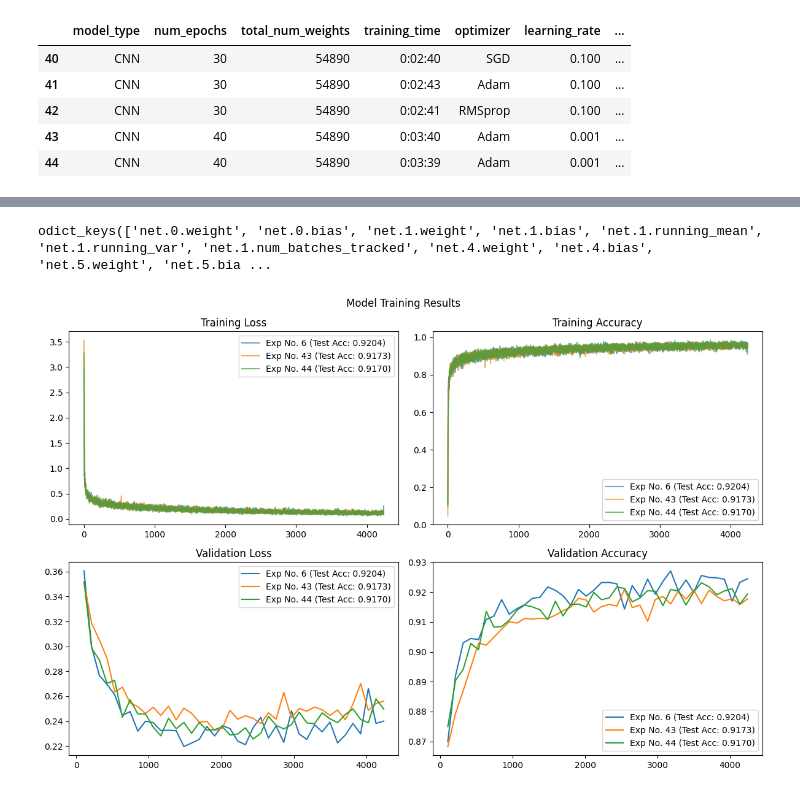
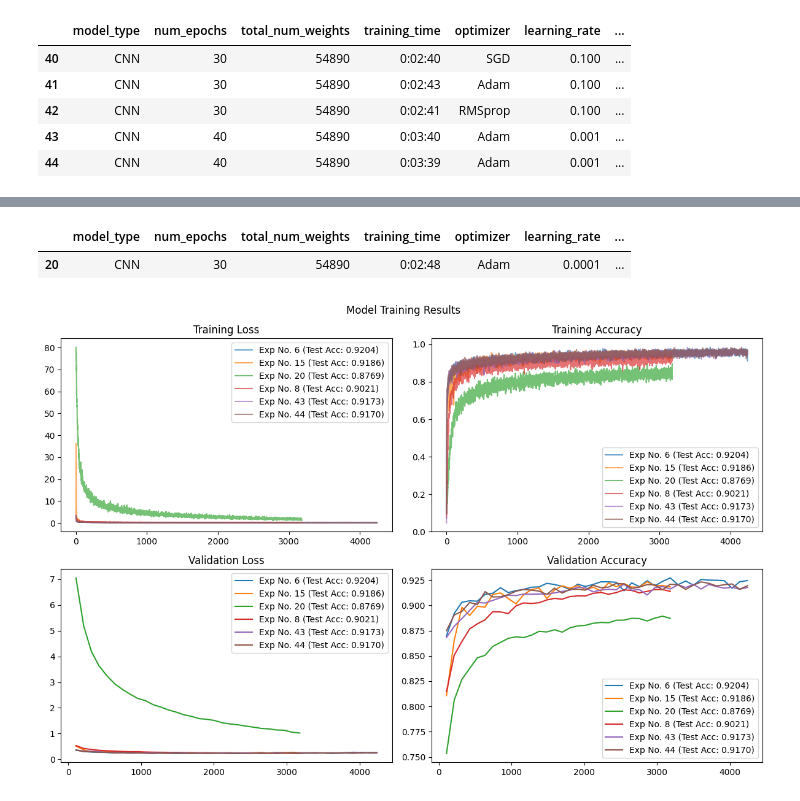
Before and after one commit to hunter-lybbert/uw-central, a Jupyter notebook: data_analysis/hw_05/evaluate_experiment_results.ipynb, the cells around one changed output, grey strips where cells are left out. Cells and saved outputs as stored; diff of their text form; code cells hidden in the pictures.

```diff
--- a/data_analysis/hw_05/evaluate_experiment_results.ipynb
+++ b/data_analysis/hw_05/evaluate_experiment_results.ipynb
@@ -1,22 +1,26 @@
 # %%
 import os
+import sys
+import json
 from pathlib import Path
-import sys
+from typing import Union
 
 sys.path.insert(0, str(Path(os.getcwd()).parent.parent))
 
-from typing import Union
-import json
-
+import numpy as np
 import pandas as pd
-import numpy as np
 import matplotlib.pyplot as plt
 
 import torch
-
-from src.data_analysis.fully_connected_network import ACAIGFCN
+from src.data_analysis.model_training import (
+    get_device_helper,
+    get_fashion_mnist_data_sets
+)
+from src.data_analysis.model_evaluation import feature_maps_viz_runner
 from src.data_analysis.custom_cnn import MyFirstCNN, MySecondCNN
-from src.data_analysis.mnist_constants import FASHION_MNIST_INPUT_DIM, FASHION_MNIST_OUTPUT_DIM
 from src.common.file_io_helper import incriment_file
 
+VISUALS_DIR = 'visualizations'
+CUTOVER_EXPERIMENT = 43
 MODEL_EXPERIMENT_FILEPATH = 'experiments/models/experiment_number_{:04d}.pth'
+EXPERIMENT_FILEPATH = 'experiments/experiments.json'
@@ -23,7 +93,5 @@ MODEL_EXPERIMENT_FILEPATH = 'experiments/models/experiment_number_{:04d}.pth'
 # %%
-experiment_filepath = 'experiments/experiments.json'
-
-with open(experiment_filepath, 'r') as file:
+with open(EXPERIMENT_FILEPATH, 'r') as file:
     records = json.load(file)
     experiment_results_df = pd.DataFrame.from_records(records)
 
@@ -137,18 +108,0 @@ def gather_metadata(experiments: list[int]) -> tuple[list[torch.nn.Module], list
-# %%
-model_dict_and_metadata = torch.load(MODEL_EXPERIMENT_FILEPATH.format(44 + 1), weights_only=False)
-model_state_dict = model_dict_and_metadata["model_state_dict"]
-model_dict_and_metadata.pop("model_state_dict")
-# model.load_state_dict(model_state_dict)
-model_state_dict.keys()
-# %% [output]
-odict_keys(['net.0.weight', 'net.0.bias', 'net.1.weight', 'net.1.bias', 'net.1.running_mean', 'net.1.running_var', 'net.1.num_batches_tracked', 'net.4.weight', 'net.4.bias', 'net.5.weight', 'net.5.bia ...
-# %%
-models, model_metadata_list = gather_metadata([6, 43, 44])
-
-plot_model_results(
-    model_metadata_list,
-    [6, 43, 44],
-    savefig=True,
-)
-# %% [output]
-[figure, removed]
@@ -161 +109,18 @@ from src.data_analysis.model_training import (
+# %%
+experiment_results_df.loc[[20]]
+# %% [output]
+|  | model_type | num_epochs | total_num_weights | training_time | optimizer | learning_rate | ... |
+| 20 | CNN | 30 | 54890 | 0:02:48 | Adam | 0.0001 | ... |
+# %%
+exps = [6, 15, 20, 8, 43, 44]
+
+models, model_metadata_list = gather_metadata(exps, experiments_df=experiment_results_df)
+
+plot_model_results(
+    model_metadata_list,
+    exps,
+    savefig=False,
+)
+# %% [output]
+[figure, added]
 # %%
```
Also changed, not shown: parts of 16 cells of this notebook, 5 other files.
